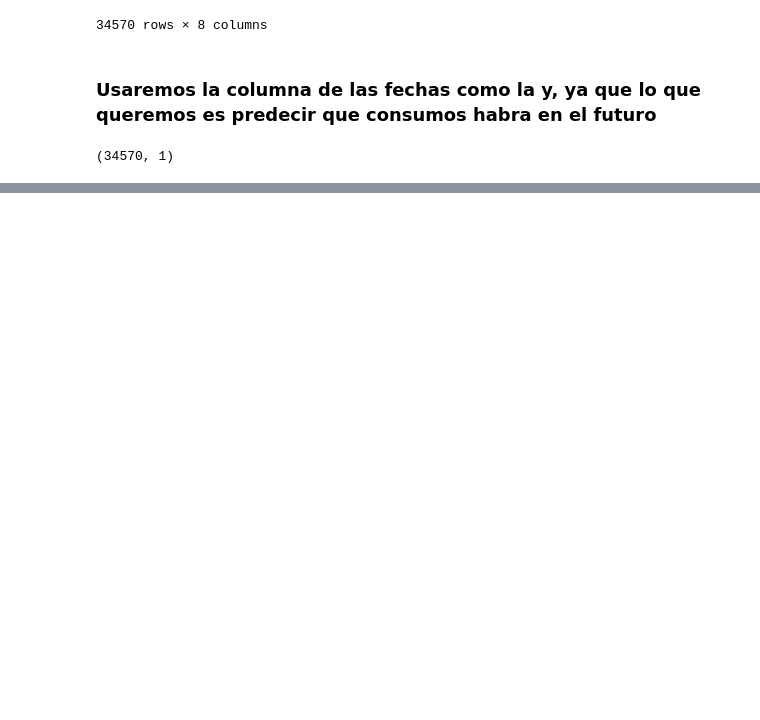
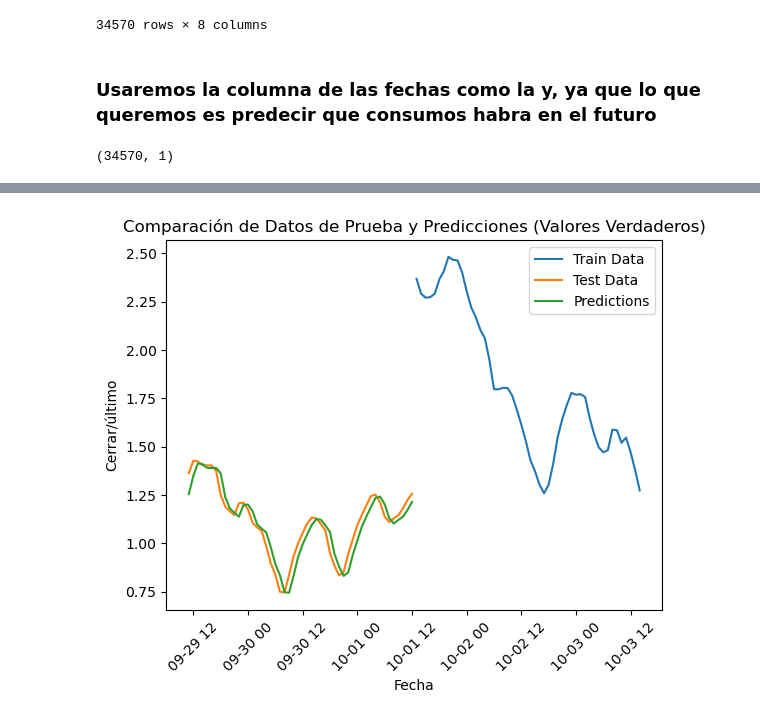
Before and after one commit to OscarToorres/BigData-IA, a Jupyter notebook: IA/SAA/redes_neuronales/recurrentes/recurrentes_consumo_electrico.ipynb, the cells around one changed output, grey strips where cells are left out. Cells and saved outputs as stored; diff of their text form; code cells hidden in the pictures; blank space fills up the shorter version.

```diff
--- a/IA/SAA/redes_neuronales/recurrentes/recurrentes_consumo_electrico.ipynb
+++ b/IA/SAA/redes_neuronales/recurrentes/recurrentes_consumo_electrico.ipynb
@@ -138,4 +136,8 @@ from sklearn.model_selection import train_test_split
 y = df[1:]
 X = df[:-1]
 
-X_train, X_test, y_train, y_test = train_test_split(X, y, test_size=0.2, random_state=4)
+# X_train, X_test, y_train, y_test = train_test_split(X, y, test_size=0.2, random_state=4)
+
+limite = X.shape[0] - int(X.shape[0]*0.2)
+X_train, X_test = X[:limite], X[limite:]
+y_train, y_test = y[:limite], y[limite:]
@@ -183,0 +183,33 @@ Epoch 28/50
+# %%
+import matplotlib.pyplot as plt
+
+ALL = False
+
+V_Test = len(X_test) if ALL else 50
+V_Train = len(X_train) if ALL else 50
+# Concatenar los índices de train y test para plotear
+index_train = df_horas2.index[len(X_test):][:V_Train]
+index_test = df_horas2.index[:len(X_test)][-V_Test:]
+
+# Invertir la transformación de MinMaxScaler para obtener los valores verdaderos
+y_train_inverse = min_max.inverse_transform(y_train)
+y_test_inverse = min_max.inverse_transform(y_test)
+y_pred_inverse = min_max.inverse_transform(y_pred)
+
+# Plot de datos de entrenamiento
+plt.plot(index_train, y_train_inverse[:V_Train], label='Train Data')
+
+# Plot de datos de prueba
+plt.plot(index_test, y_test_inverse[-V_Test:], label='Test Data')
+
+# Plot de predicciones
+plt.plot(index_test, y_pred_inverse[-V_Test:], label='Predictions')
+
+plt.title('Comparación de Datos de Prueba y Predicciones (Valores Verdaderos)')
+plt.xlabel('Fecha')
+plt.ylabel('Cerrar/último')
+plt.legend()
+plt.xticks(rotation=45)
+plt.show()
+# %% [output]
+[figure, added]
```
Also changed, not shown: parts of 5 cells of this notebook, 2 other files.
